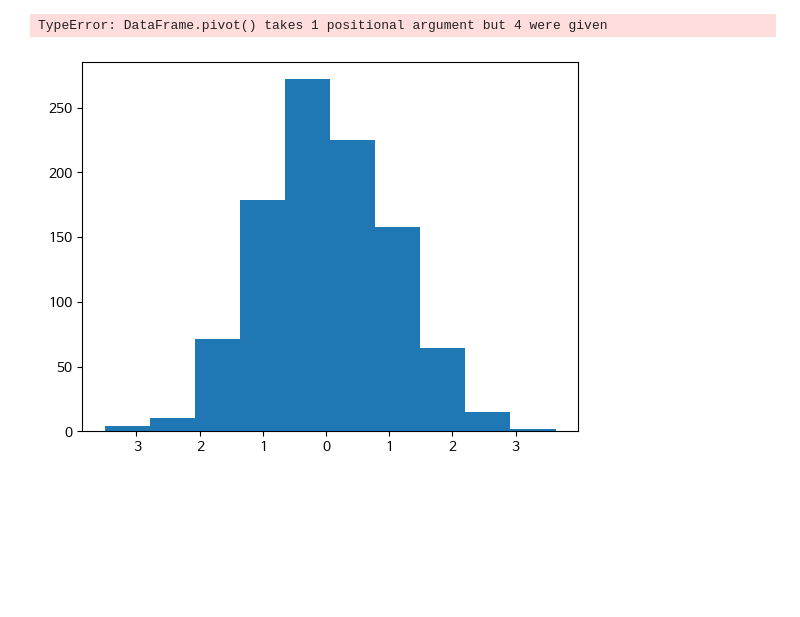
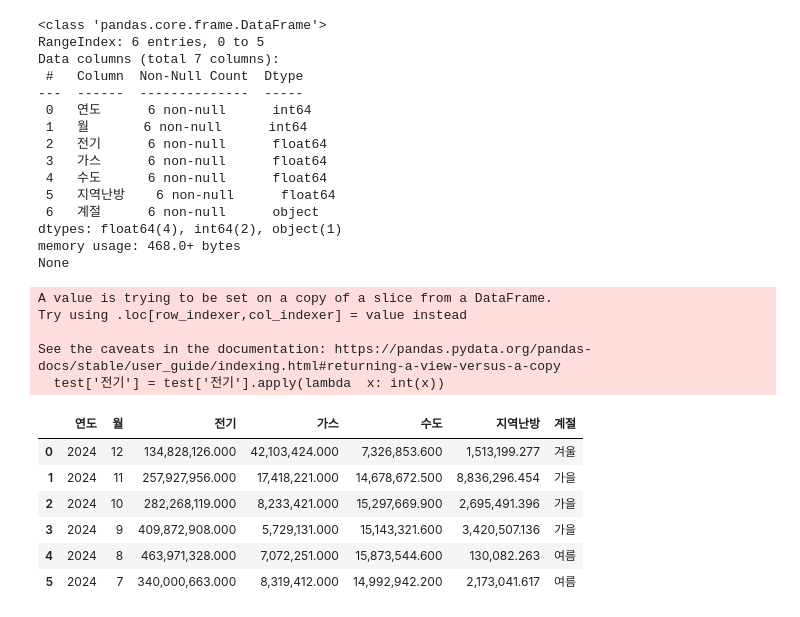
Before and after one commit to hillwalking/2025-2-Data-Analysis, a Jupyter notebook: ecomileage.ipynb, the cells around one changed output. Cells and saved outputs as stored; diff of their text form; code cells hidden in the pictures; blank space fills up the shorter version.

```diff
--- a/ecomileage.ipynb
+++ b/ecomileage.ipynb
@@ -125,23 +116,3 @@ API 호출 성공
 | 2 | 2024 | 10 | 282268119 | 8233421 | 15297669.9 | 2695491.396 | 가을 |
 | 3 | 2024 | 9 | 409872908 | 5729131 | 15143321.6 | 3420507.136 | 가을 |
 | 4 | 2024 | 8 | 463971328 | 7072251 | 15873544.6 | 130082.263 | 여름 |
-# %%
-import pandas as pd
-# pandas option 조정
-pd.set_option('display.max.colwidth', 80)
-pd.options.display.float_format = '{:,.3f}'.format
-
-values = [
-  {"Series":55, "X":10.0, "Y":444203.25104},
-  {"Series":11, "X":8.0, "Y":32488.2182},
-  {"Series":82, "X":13.0, "Y":22856537.56658},
-  {"Series":88, "X":9.0, "Y":8664123.866641},
-  {"Series":23, "X":11.0, "Y":86656565.66651233},
-  {"Series":96214.03, "X":14.0, "Y":9641263.9656566}
-  ]
-df= pd.DataFrame(values)
-print(df)
-summary_styler = df.agg(["sum", "mean"]).style \
-                   .format(precision=2, thousands=',') \
-                   .relabel_index(["Sum", "Average"])
-df.style.format(precision=1).concat(summary_styler)
@@ -165,14 +119,43 @@ df.style.format(precision=1).concat(summary_styler)
-# %%
-df_p.pivot('연도','전기', '월')
-# %% [output]
-TypeError: DataFrame.pivot() takes 1 positional argument but 4 were given
-# %%
-import numpy as np
-import matplotlib.pyplot as plt
-plt.rc('font', family = 'NanumBarunGothic')
-x = df_p['YEAR']
-sum = df_p.groupby('YEAR').sum()
-y = df_p.groupby('YEAR')[]
-plt.plot(x, y, marker='o')
-# %% [output]
-[figure, removed]
+# %%
+# 사용량 덧셈을 위해 dtype 확인 후 astype으로 바꾼다
+# 연월은 그냥 두고, 에너지만 dict 형태로 바꿀 수 있다.
+#
+#
+
+
+import numpy as np
+np.set_printoptions(precision=2,  threshold=8, suppress= True)
+test = df_p.loc[:5]
+
+test = test.astype({'연도':'int64', '월':'int64','전기': 'float64', '가스':'float64', '수도':'float64', '지역난방':'float64'}, errors='ignore')
+
+print(test.info())
+test
+# %% [output]
+<class 'pandas.core.frame.DataFrame'>
+RangeIndex: 6 entries, 0 to 5
+Data columns (total 7 columns):
+ #   Column  Non-Null Count  Dtype
+---  ------  --------------  -----
+ 0   연도      6 non-null      int64
+ 1   월       6 non-null      int64
+ 2   전기      6 non-null      float64
+ 3   가스      6 non-null      float64
+ 4   수도      6 non-null      float64
+ 5   지역난방    6 non-null      float64
+ 6   계절      6 non-null      object
+dtypes: float64(4), int64(2), object(1)
+memory usage: 468.0+ bytes
+None
+A value is trying to be set on a copy of a slice from a DataFrame.
+Try using .loc[row_indexer,col_indexer] = value instead
+
+See the caveats in the documentation: https://pandas.pydata.org/pandas-docs/stable/user_guide/indexing.html#returning-a-view-versus-a-copy
+  test['전기'] = test['전기'].apply(lambda  x: int(x))
+|  | 연도 | 월 | 전기 | 가스 | 수도 | 지역난방 | 계절 |
+| 0 | 2024 | 12 | 134,828,126.000 | 42,103,424.000 | 7,326,853.600 | 1,513,199.277 | 겨울 |
+| 1 | 2024 | 11 | 257,927,956.000 | 17,418,221.000 | 14,678,672.500 | 8,836,296.454 | 가을 |
+| 2 | 2024 | 10 | 282,268,119.000 | 8,233,421.000 | 15,297,669.900 | 2,695,491.396 | 가을 |
+| 3 | 2024 | 9 | 409,872,908.000 | 5,729,131.000 | 15,143,321.600 | 3,420,507.136 | 가을 |
+| 4 | 2024 | 8 | 463,971,328.000 | 7,072,251.000 | 15,873,544.600 | 130,082.263 | 여름 |
+| 5 | 2024 | 7 | 340,000,663.000 | 8,319,412.000 | 14,992,942.200 | 2,173,041.617 | 여름 |
```
Also changed, not shown: parts of 4 cells of this notebook.
